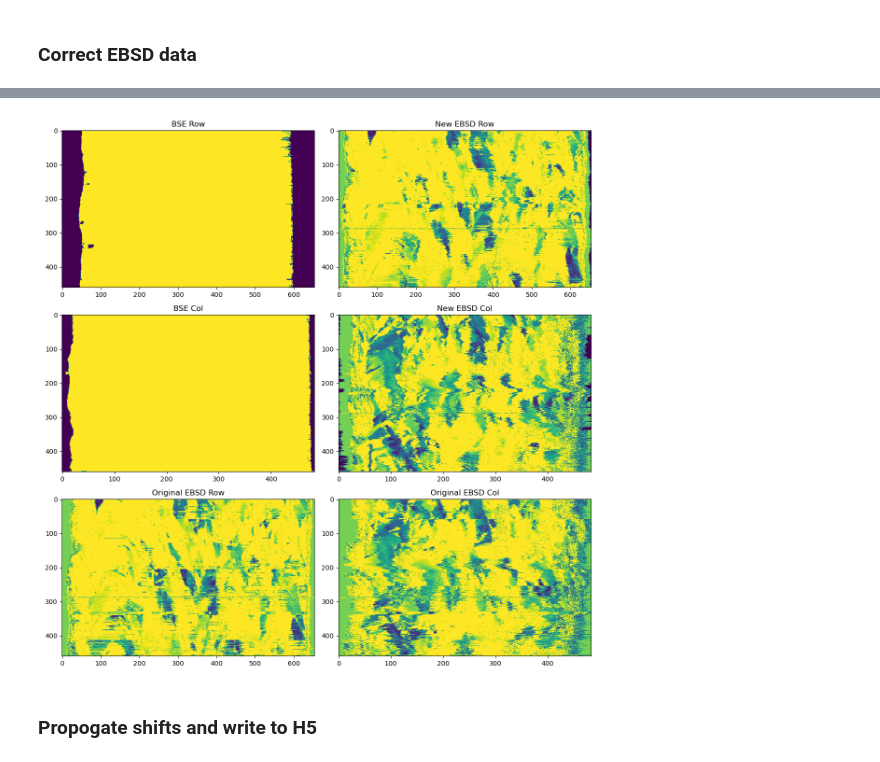
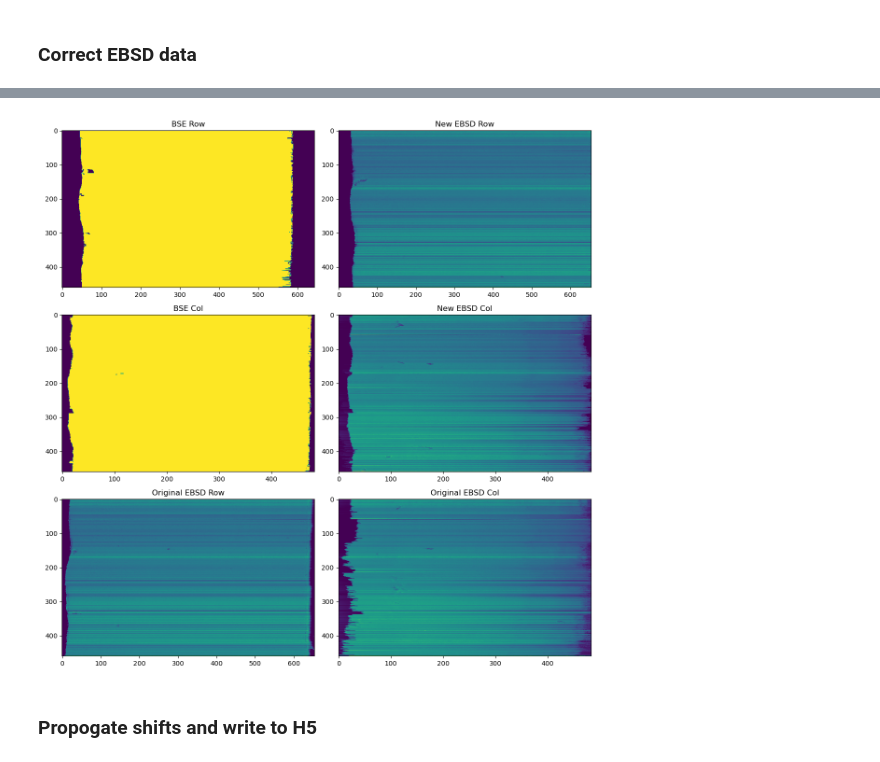
Before and after one commit to lambjames18/EBSD-Correction, a Jupyter notebook: cropping.ipynb, the cells around one changed output, grey strips where cells are left out. Cells and saved outputs as stored; diff of their text form; code cells hidden in the pictures.

```diff
--- a/cropping.ipynb
+++ b/cropping.ipynb
@@ -177,9 +176,10 @@ ebsd = data[:, ebsd_slice_y, ebsd_slice_x]
 ### Get Data
 # %%
 # Get ebsd data
-h5 = h5py.File("D:/Research/CoNi_16/Data/3D/CoNi16_test.dream3d", 'r+')
+h5 = h5py.File("D:/Research/CoNi_16/Data/3D/CoNi16_aligned.dream3d", 'r+')
 s = "DataContainers/ImageDataContainer/CellData/"
 # EBSD crop taken care of in h5 already
 # ebsd_slice_x = slice(10, None)
 # ebsd_slice_y = slice(None, -1)
 ebsd = h5[s+"Mask"][:,:,:,0]
+print(ebsd.shape)
@@ -186,20 +188,21 @@ ebsd = h5[s+"Mask"][:,:,:,0]
 # %%
 # Get bse data
-bse_folder = "D:/Research/CoNI_16/Data/3D/BSE/aligned/"
-paths = sorted([path for path in os.listdir(bse_folder) if ".tif" in path], key=lambda x: int(x.replace("aligned_", "").replace(".tif","")))
+bse_folder = "D:/Research/CoNI_16/Data/3D/BSE/small/"
+paths = sorted([path for path in os.listdir(bse_folder) if ".tiff" in path], key=lambda x: int(x.replace(".tiff","")))
 bse_imgs_raw = np.array([io.imread(bse_folder+path, as_gray=True) for path in paths])
 # %% [markdown]
 ### Correct BSE data
 # %%
 # Correct dtype and aspect ratio
-bse_slice_x = slice(476, 2696)
-bse_slice_y = slice(175, 1840)
-bse_imgs_raw = np.float32(bse_imgs_raw)
-bse_imgs = bse_imgs_raw[:, bse_slice_y, bse_slice_x]
+# bse_slice_x = slice(476, 2696)
+# bse_slice_y = slice(175, 1840)
+# bse_imgs_raw = np.float32(bse_imgs_raw)
+# bse_imgs = bse_imgs_raw[:, bse_slice_y, bse_slice_x]
 # Transform to correct size
-bse_imgs_small = np.zeros(ebsd.shape)
-for i in range(bse_imgs.shape[0]):
-    bse_imgs_small[i] = transform.resize(bse_imgs[i], ebsd[0].shape, anti_aliasing=True)
+# bse_imgs_small = np.zeros(ebsd.shape)
+# for i in range(bse_imgs.shape[0]):
+#     bse_imgs_small[i] = transform.resize(bse_imgs[i], ebsd[0].shape, anti_aliasing=True)
+bse_imgs_small = bse_imgs_raw
 mask = np.where(bse_imgs_small > bse_imgs_small.mean(), True, False)
 # Created filled mask
 mask_filled = np.zeros(mask.shape)
@@ -260,31 +291,31 @@ diff_total[:, 0] -= 10
 # %%
-ebsd = h5[s+"IPFColor_001"][:,:,:,0]
+ebsd = h5[s+"SEM"][:,:,:,0]
 # ebsd = h5[s+"Mask"][:,:,:,0]
 ebsd_new = apply_shifts(diff_total, ebsd)
 fig = plt.figure(figsize=(12,12))
 ax1 = fig.add_subplot(321)
 
 ax2 = fig.add_subplot(322)
 ax3 = fig.add_subplot(323)
 ax4 = fig.add_subplot(324)
 ax5 = fig.add_subplot(325)
 ax6 = fig.add_subplot(326)
 ax1.set_title("BSE Row")
 ax1.imshow(mask_filled[:, y, :], aspect="auto")
 ax2.set_title("New EBSD Row")
 ax2.imshow(ebsd_new[:, y, :], aspect="auto")
 ax3.set_title("BSE Col")
 ax3.imshow(mask_filled[:, :, x[1]], aspect="auto")
 ax4.set_title("New EBSD Col")
 ax4.imshow(ebsd_new[:, :, x[0]], aspect="auto")
 ax5.set_title("Original EBSD Row")
 ax5.imshow(ebsd[:, y, :], aspect="auto")
 ax6.set_title("Original EBSD Col")
 ax6.imshow(ebsd[:, :, x[0]], aspect="auto")
 plt.tight_layout()
 plt.show()
 # %% [output]
-[figure, old version]
+[figure, new version]
 # %% [markdown]
 ### Propogate shifts and write to H5
 # %%
```
Also changed, not shown: parts of 3 cells of this notebook, 18 other files.
